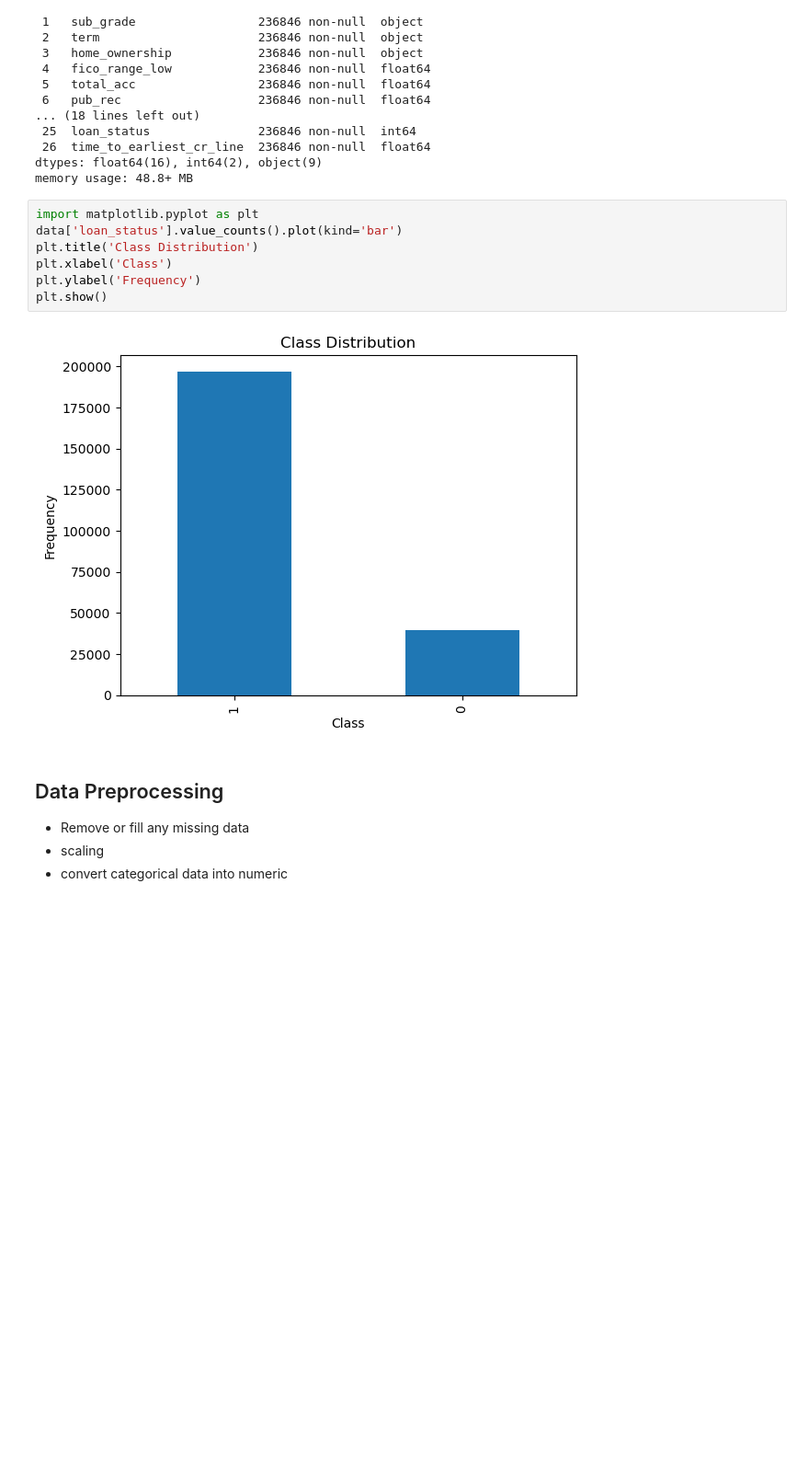
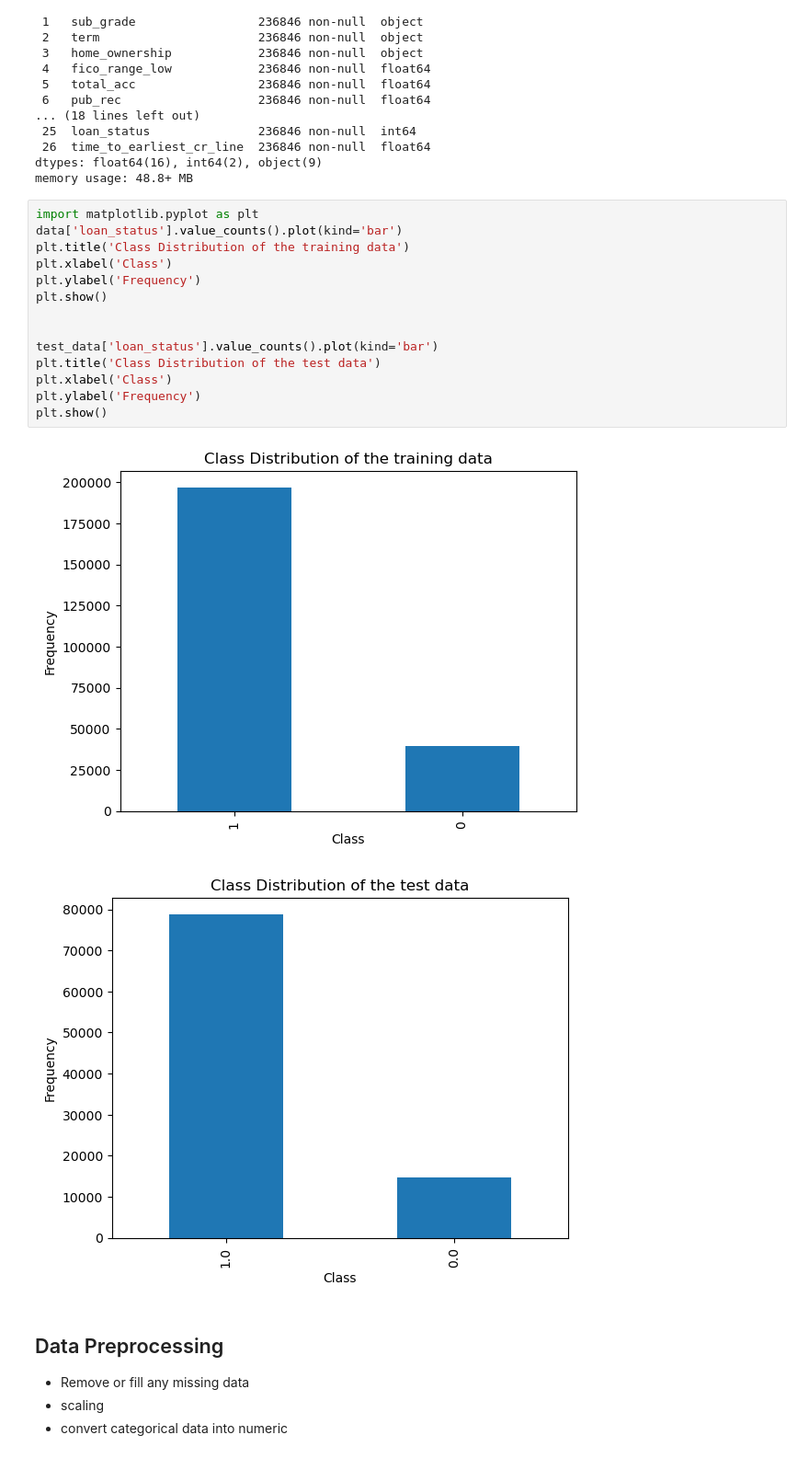
Before and after one commit to Abhibhi-03/Financial-Risk-Assessment, a Jupyter notebook: A1_Milestone1.ipynb, the cells around one changed output. Shown at 92% size. Cells and saved outputs as stored; diff of their text form; blank space fills up the shorter version.

```diff
--- a/A1_Milestone1.ipynb
+++ b/A1_Milestone1.ipynb
@@ -113,12 +125,20 @@ memory usage: 48.8+ MB
 # %%
 import matplotlib.pyplot as plt
 data['loan_status'].value_counts().plot(kind='bar')
-plt.title('Class Distribution')
+plt.title('Class Distribution of the training data')
 plt.xlabel('Class')
 plt.ylabel('Frequency')
 plt.show()
+
+
+test_data['loan_status'].value_counts().plot(kind='bar')
+plt.title('Class Distribution of the test data')
+plt.xlabel('Class')
+plt.ylabel('Frequency')
+plt.show()
 # %% [output]
-[figure, old version]
+[figure, new version]
+[figure, added]
 # %% [markdown]
 ## Data Preprocessing
 - Remove or fill any missing data
```
Also changed, not shown: parts of 14 cells of this notebook.
